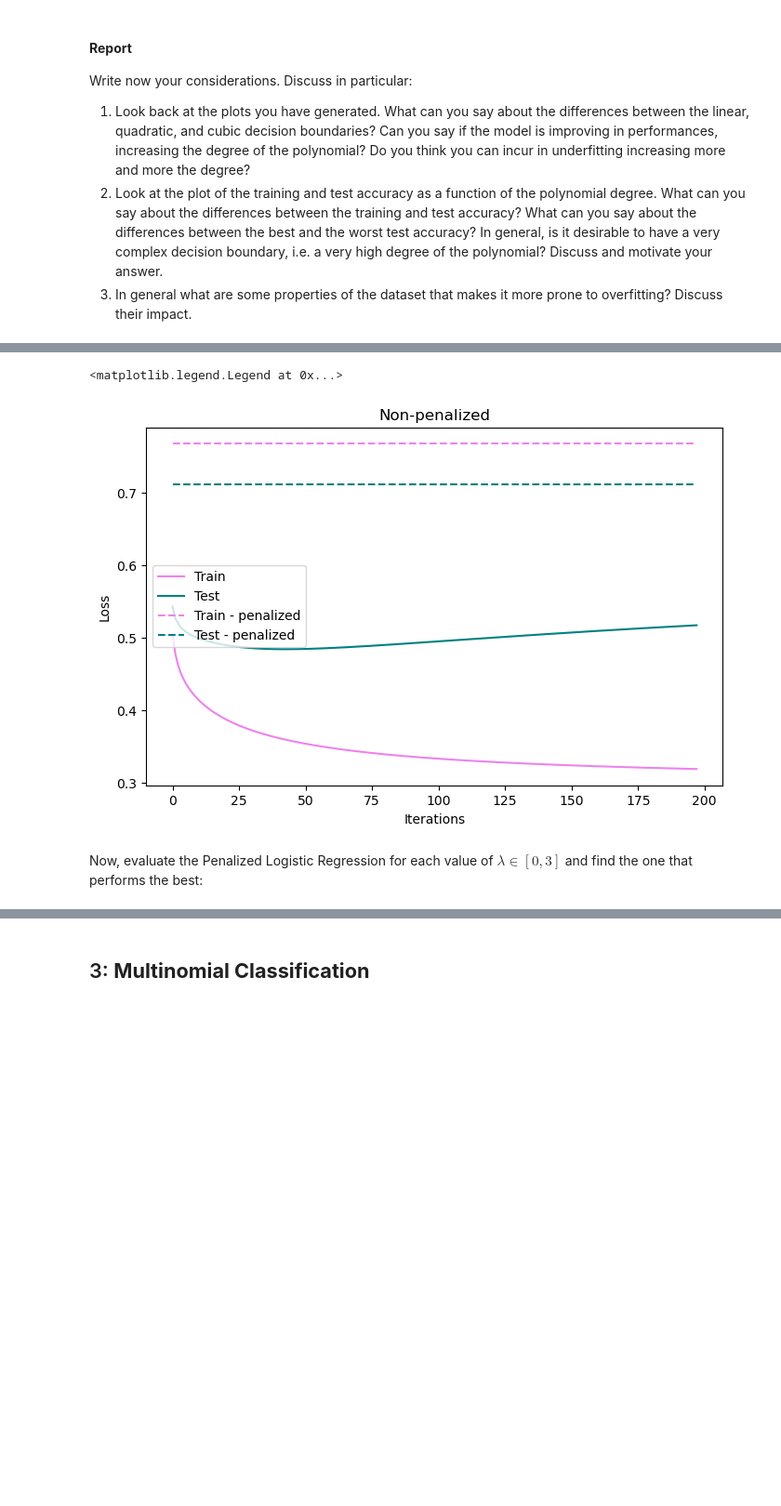
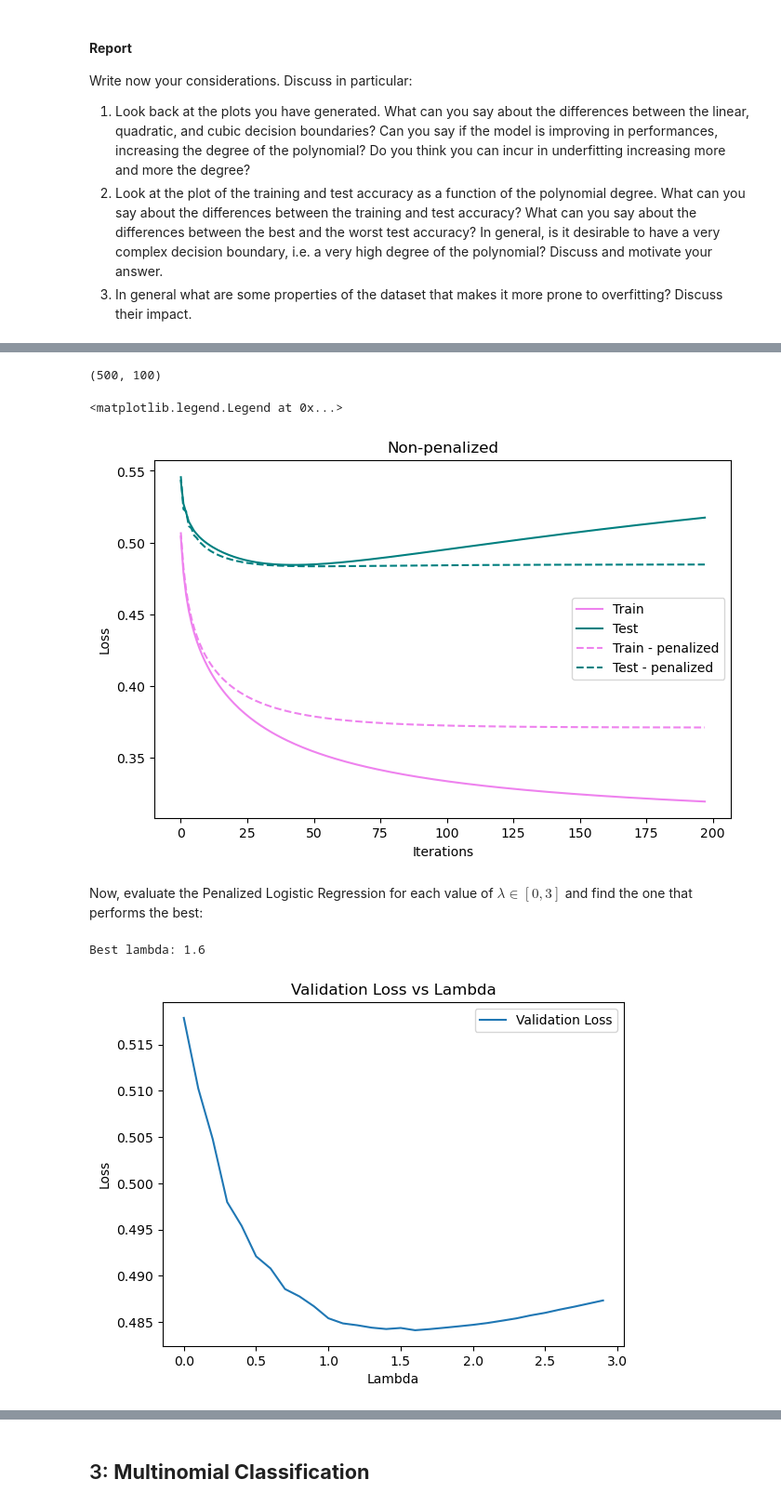
Before and after one commit to cycileo/FDS-HomeWorks, a Jupyter notebook: Homework02/HW2.ipynb, the cells around one changed output, grey strips where cells are left out. Shown at 93% size. Saved outputs shown, nothing was run; the diff lists cells and outputs as text; code cells hidden in the pictures; blank space fills up the shorter version.

```diff
--- a/Homework02/HW2.ipynb
+++ b/Homework02/HW2.ipynb
@@ -829,7 +831,10 @@ X,y = make_classification(
     n_redundant=25,
     n_classes=2, random_state=42)
 
+print(X.shape)
+
 X_train, X_val, y_train, y_val = train_test_split(X, y, test_size=0.2, random_state=42)
+
 np.random.seed(42)
 
 lr = LogisticRegression(X.shape[1])
@@ -848,25 +853,31 @@ plt.ylabel("Loss")
 plt.title("Non-penalized")
 plt.legend()
 # %% [output]
-<matplotlib.legend.Legend at 0x...>
+(500, 100)
+<matplotlib.legend.Legend at 0x...>
-[figure, old version]
+[figure, new version]
 # %% [markdown]
 Now, evaluate the Penalized Logistic Regression for each value of $\lambda \in [0,3]$ and find the one that performs the best:
 # %%
 lambdas = np.arange(0, 3, 0.1)
 losses = []
 
 for lambda_ in lambdas:
     ##############################################
-    ###         COMPLETE THIS FOR-LOOP         ###
+    penalized_lt = LogisticRegressionPenalized(X.shape[1], lambda_)
+    pen_history, pen_val_history = fit(penalized_lt, X_train, y_train, X_val, y_val, lr=1e-2, num_steps=200)
+
+    losses.append(pen_val_history[-1])
     ##############################################
-    pass
 
 if len(losses) > 0:
     sns.lineplot(x=lambdas, y=losses, label="Validation Loss").set(
         xlabel="Lambda", ylabel="Loss", title="Validation Loss vs Lambda"
     )
     print(f"Best lambda: {lambdas[np.argmin(losses)]}")
+# %% [output]
+Best lambda: 1.6
+[figure, added]
 # %% [markdown]
 #### Report
 Write now your considerations. In particular:
```
Also changed, not shown: parts of 3 cells of this notebook, 1 other file.
